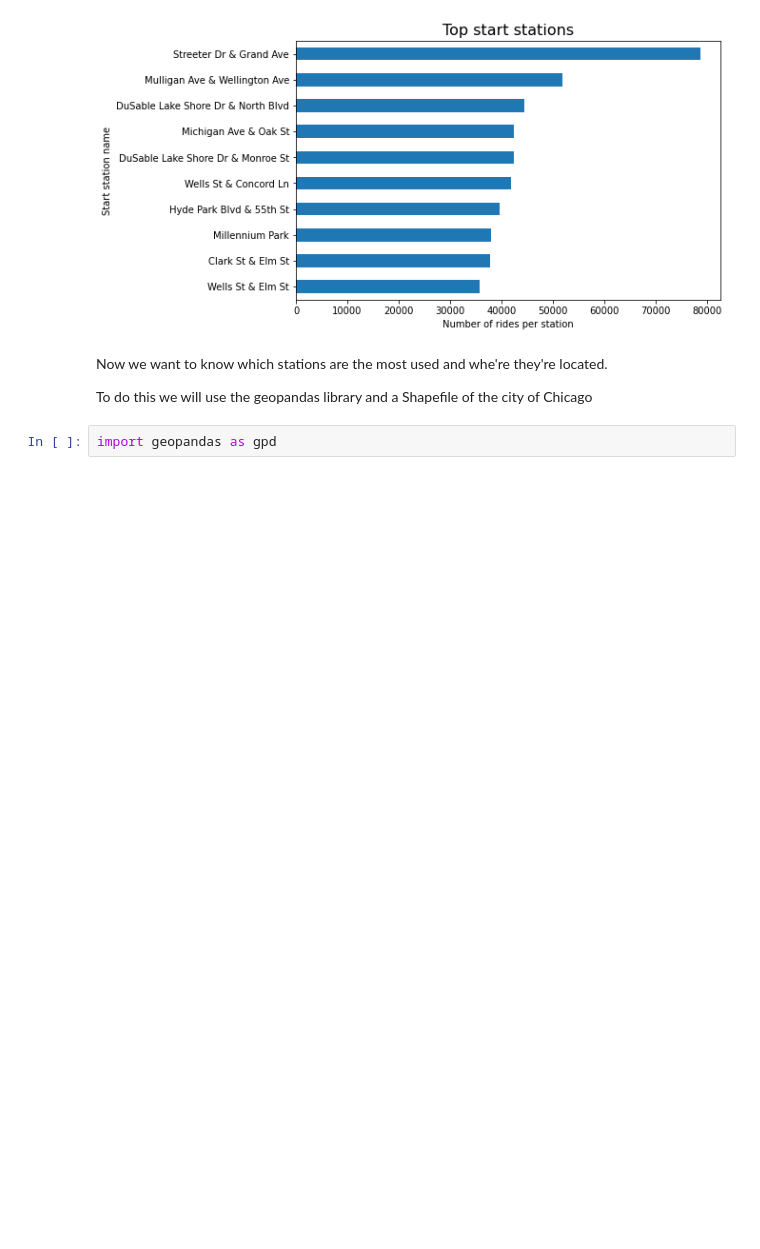
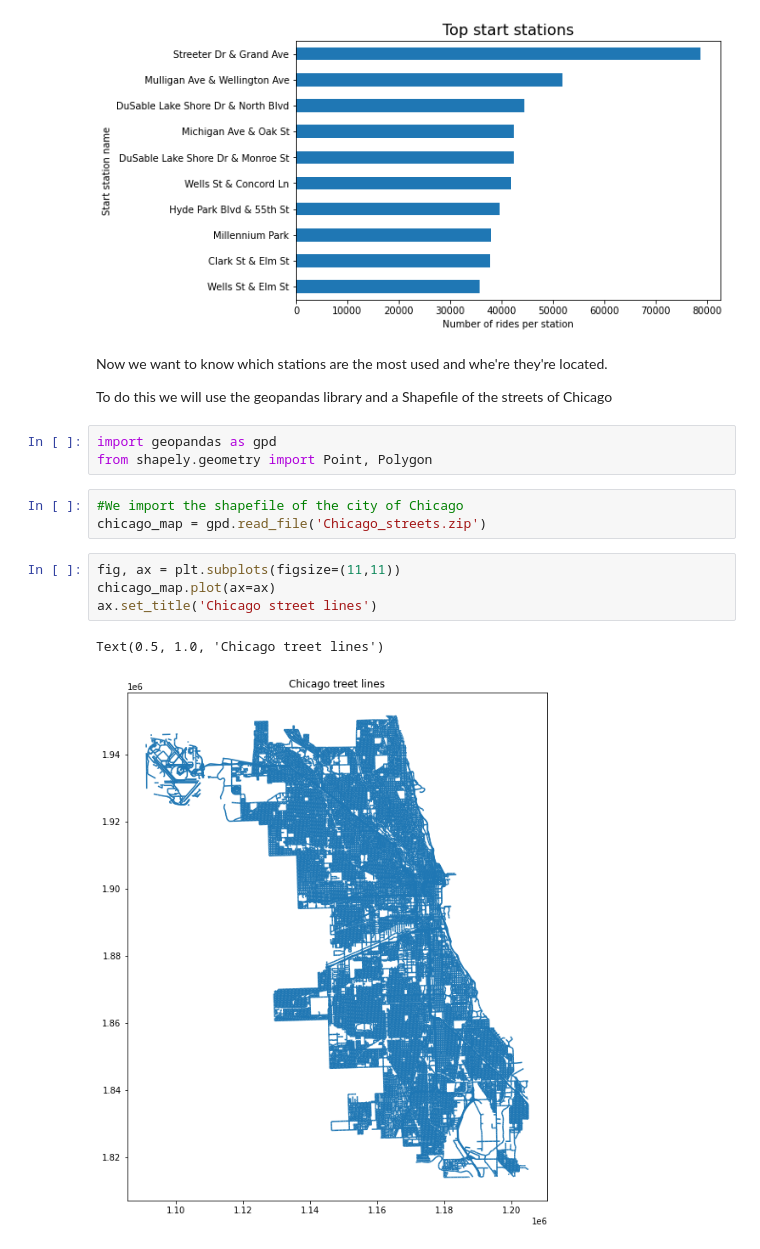
Before and after one commit to AlvaroValdelamar/Google-Data-Capstone-Project, a Jupyter notebook: src/main_script.ipynb, the cells around one changed output. Saved outputs shown, nothing was run; the diff lists cells and outputs as text; blank space fills up the shorter version.

Commit message:
updated main_scripts.ipynb
Added shapefile of Chicago street lines.

```diff
--- a/src/main_script.ipynb
+++ b/src/main_script.ipynb
@@ -766,6 +766,17 @@ Text(0.5, 0, 'Number of rides per station')
 # %% [markdown]
 Now we want to know which stations are the most used and whe're they're located.
 
-To do this we will use the geopandas library and a Shapefile of the city of Chicago
+To do this we will use the geopandas library and a Shapefile of the streets of Chicago
 # %%
 import geopandas as gpd
+from shapely.geometry import Point, Polygon
+# %%
+#We import the shapefile of the city of Chicago
+chicago_map = gpd.read_file('Chicago_streets.zip')
+# %%
+fig, ax = plt.subplots(figsize=(11,11))
+chicago_map.plot(ax=ax)
+ax.set_title('Chicago street lines')
+# %% [output]
+Text(0.5, 1.0, 'Chicago treet lines')
+[figure, added]
```
Also changed, not shown: parts of 6 cells of this notebook, 2 other files.
